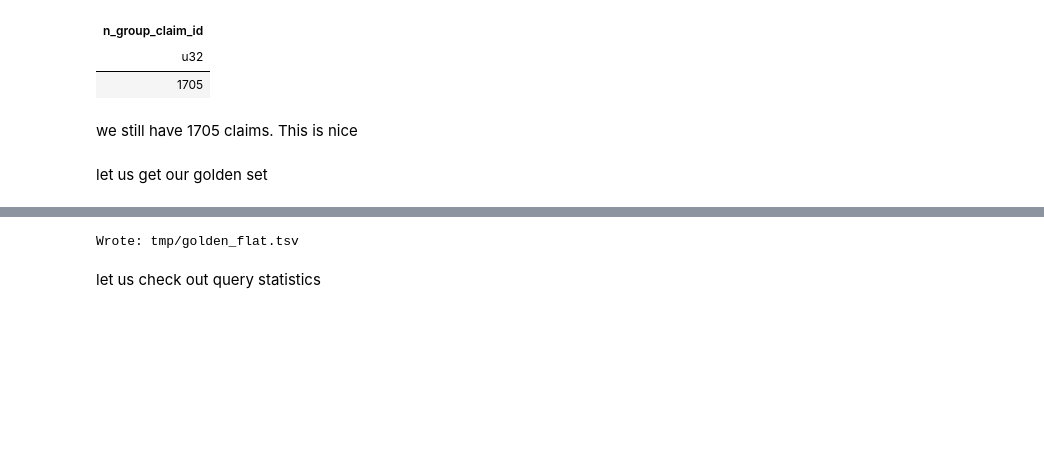
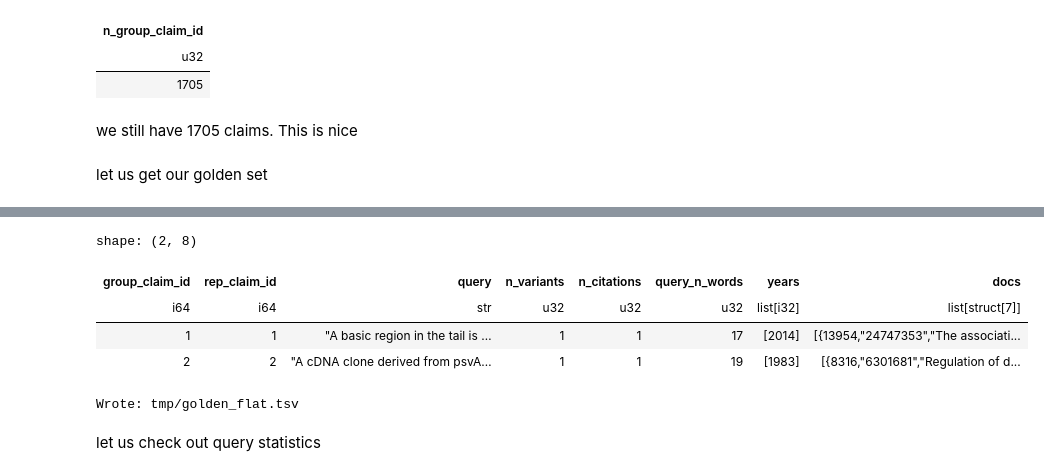
Before and after one commit to fulaibaowang/dictycite, a Jupyter notebook: notebooks/dastasets.ipynb, the cells around one changed output, grey strips where cells are left out. Saved outputs shown, nothing was run; the diff lists cells and outputs as text; code cells hidden in the pictures; blank space fills up the shorter version.

```diff
--- a/notebooks/dastasets.ipynb
+++ b/notebooks/dastasets.ipynb
@@ -1113,3 +1119,63 @@ shape: (2, 6)
+# %%
+# 3) Count variants (metadata) — from the mapping, not from citations
+variant_counts = (
+    claim_group_map
+    .group_by("group_claim_id")
+    .agg(pl.len().alias("n_variants"))
+)
+
+# 4) Keep ONLY the representative claim’s citations + anchors, then build golden set
+rep_long = (
+    gold_long
+    .join(rep.select(["group_claim_id", "rep_claim_id"]), on="group_claim_id", how="inner")
+    .filter(pl.col("claim_id") == pl.col("rep_claim_id"))
+)
+
+# 5) doc-level info (includes anchor_pos + citation_captions) for the representative query only
+docs = (
+    rep_long
+    .group_by(["group_claim_id", "publication_id", "pmid", "title", "abstract_clean", "year"])
+    .agg([
+        pl.col("anchor_pos").drop_nulls().unique().sort().alias("anchor_pos"),
+        pl.col("citation_captions").drop_nulls().unique().sort().alias("citation_captions"),
+    ])
+    .group_by("group_claim_id")
+    .agg([
+        pl.struct([
+            "publication_id", "pmid", "title", "abstract_clean", "year",
+            "anchor_pos", "citation_captions"
+        ]).alias("docs"),
+        pl.col("year").drop_nulls().unique().sort().alias("years"),   # years for THIS rep query only
+    ])
+)
+
+gold = (
+    rep
+    .join(variant_counts, on="group_claim_id", how="left")
+    .join(docs, on="group_claim_id", how="left")
+    .with_columns([
+        pl.col("docs").list.len().alias("n_citations"),
+        pl.col("query").str.count_matches(r"\S+").alias("query_n_words"),
+    ])
+    .select([
+        "group_claim_id",
+        "rep_claim_id",
+        "query",
+        "n_variants",
+        "n_citations",
+        "query_n_words",
+        "years",
+        "docs",
+    ])
+)
+
+gold.head(2)
+# %% [output]
+shape: (2, 8)
+| group_claim_id | rep_claim_id | query | n_variants | n_citations | query_n_words | years | docs |
+| i64 | i64 | str | u32 | u32 | u32 | list[i32] | list[struct[7]] |
+| 1 | 1 | "A basic region in the tail is … | 1 | 1 | 17 | [2014] | [{13954,"24747353","The associati... |
+| 2 | 2 | "A cDNA clone derived from psvA… | 1 | 1 | 19 | [1983] | [{8316,"6301681","Regulation of d... |
 # %%
 gold.write_parquet("output/cleaned/golden_grouped.parquet")
 # %%
```
Also changed, not shown: parts of 7 cells of this notebook.
